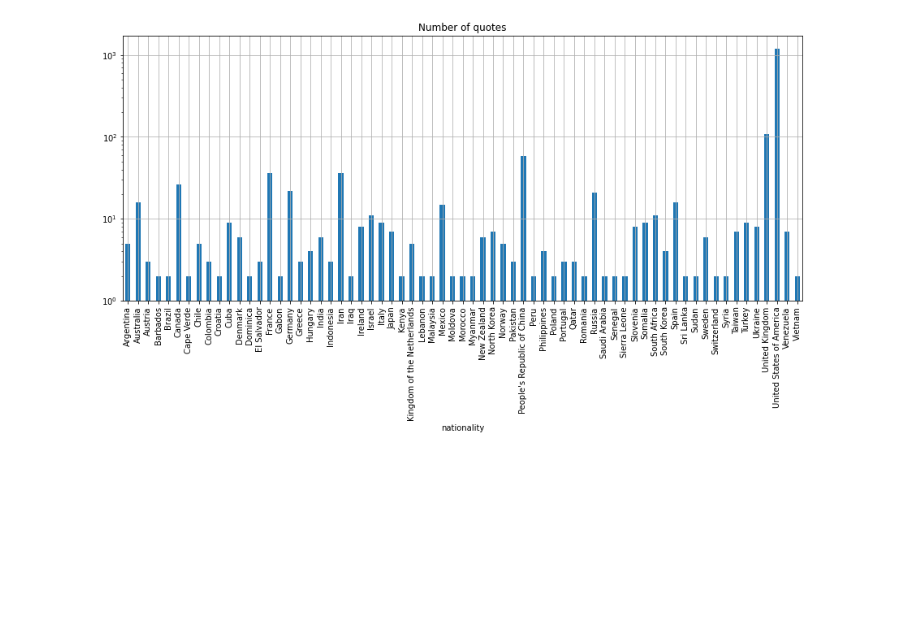
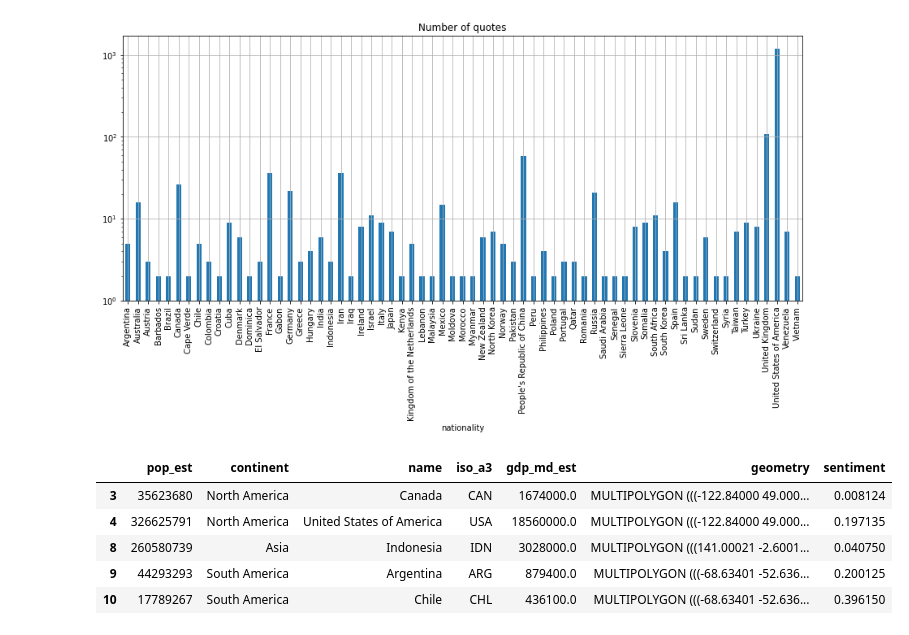
Before and after one commit to epfl-ada/ada-2021-project-young-boys, a Jupyter notebook: project_code.ipynb, the cells around one changed output. Drawn from its saved outputs; the diff is of its cells as text; code cells hidden in the pictures; blank space fills up the shorter version.

```diff
--- a/project_code.ipynb
+++ b/project_code.ipynb
@@ -212,6 +212,7 @@ US_with_nation.sample(n=20,random_state=711)
 import matplotlib.pyplot as plt
 plt.figure(figsize=(15, 6))
 plt.title("Sentiment of quotations")
+US_love_mean = US_with_nation.groupby("nationality")["sentiment"].mean()
 US_with_nation.groupby("nationality")["sentiment"].mean().plot.bar(grid=True)
 
 plt.figure(figsize=(15,6))
@@ -221,3 +222,19 @@ US_with_nation.groupby("nationality")["sentiment"].count().plot.bar(grid=True, l
 <AxesSubplot:title={'center':'Number of quotes'}, xlabel='nationality'>
 [figure]
 [figure]
+# %%
+import geopandas
+world = geopandas.read_file(geopandas.datasets.get_path('naturalearth_lowres'))
+table = world.merge(US_love_mean, how="left", left_on=['name'], right_on=['nationality'])
+
+
+# Clean data: remove rows with no data
+table = table.dropna(subset=['sentiment'])
+table.head()
+# %% [output]
+|  | pop_est | continent | name | iso_a3 | gdp_md_est | geometry | sentiment |
+| 3 | 35623680 | North America | Canada | CAN | 1674000.0 | MULTIPOLYGON (((-122.84000 49.000... | 0.008124 |
+| 4 | 326625791 | North America | United States of America | USA | 18560000.0 | MULTIPOLYGON (((-122.84000 49.000... | 0.197135 |
+| 8 | 260580739 | Asia | Indonesia | IDN | 3028000.0 | MULTIPOLYGON (((141.00021 -2.6001... | 0.040750 |
+| 9 | 44293293 | South America | Argentina | ARG | 879400.0 | MULTIPOLYGON (((-68.63401 -52.636... | 0.200125 |
+| 10 | 17789267 | South America | Chile | CHL | 436100.0 | MULTIPOLYGON (((-68.63401 -52.636... | 0.396150 |
```
Also changed, not shown: parts of 1 cell of this notebook.
